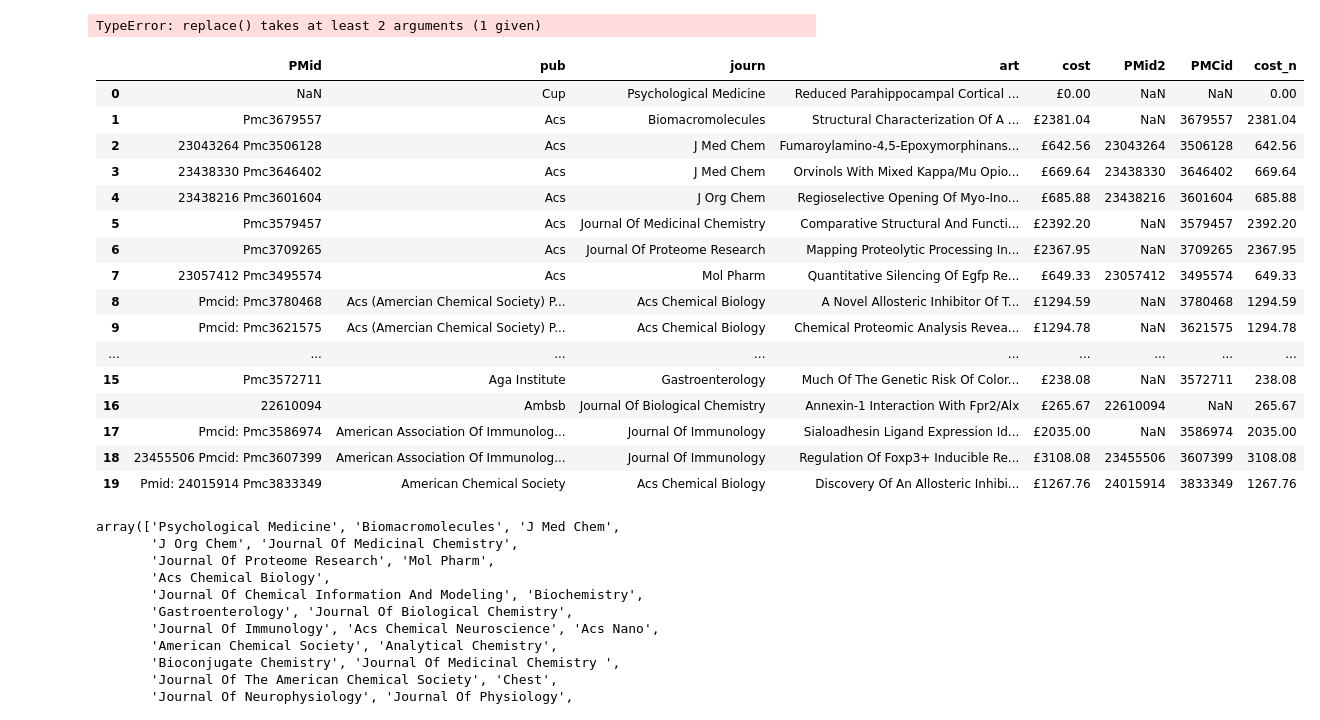
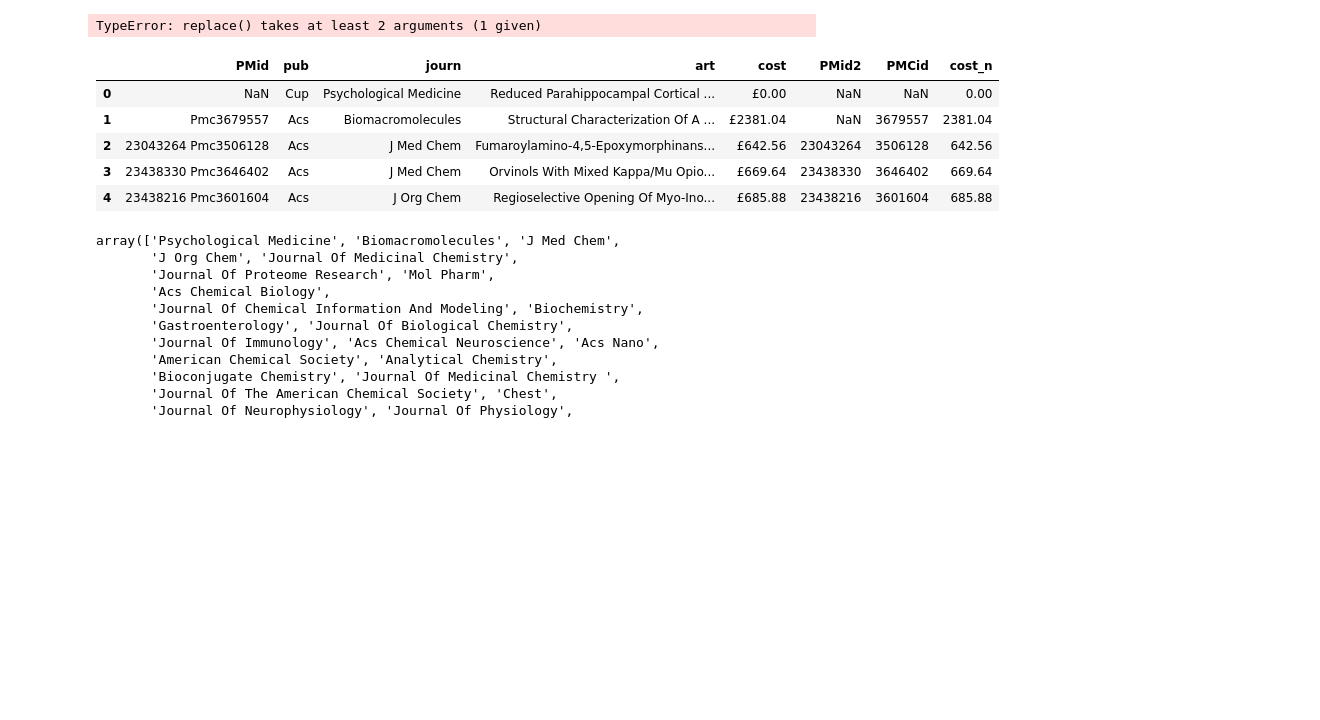
Before and after one commit to chrisoyer/thinkful_notes, a Jupyter notebook: drills/12.6 Data cleaning drill.ipynb, the cells around one changed output. Cells and saved outputs as stored; diff of their text form; code cells hidden in the pictures; blank space fills up the shorter version.

```diff
--- a/drills/12.6 Data cleaning drill.ipynb
+++ b/drills/12.6 Data cleaning drill.ipynb
@@ -92,25 +92,14 @@ data_df.pub = data_df.pub.str.title()
 data_df.art = data_df.art.str.title()
 data_df.cost = data_df.cost.str.title()
 # %%
-data_df.head(20)
+data_df.head()
 # %% [output]
 |  | PMid | pub | journ | art | cost | PMid2 | PMCid | cost_n |
 | 0 | NaN | Cup | Psychological Medicine | Reduced Parahippocampal Cortical ... | £0.00 | NaN | NaN | 0.00 |
 | 1 | Pmc3679557 | Acs | Biomacromolecules | Structural Characterization Of A ... | £2381.04 | NaN | 3679557 | 2381.04 |
 | 2 | 23043264 Pmc3506128 | Acs | J Med Chem | Fumaroylamino-4,5-Epoxymorphinans... | £642.56 | 23043264 | 3506128 | 642.56 |
 | 3 | 23438330 Pmc3646402 | Acs | J Med Chem | Orvinols With Mixed Kappa/Mu Opio... | £669.64 | 23438330 | 3646402 | 669.64 |
 | 4 | 23438216 Pmc3601604 | Acs | J Org Chem | Regioselective Opening Of Myo-Ino... | £685.88 | 23438216 | 3601604 | 685.88 |
-| 5 | Pmc3579457 | Acs | Journal Of Medicinal Chemistry | Comparative Structural And Functi... | £2392.20 | NaN | 3579457 | 2392.20 |
-| 6 | Pmc3709265 | Acs | Journal Of Proteome Research | Mapping Proteolytic Processing In... | £2367.95 | NaN | 3709265 | 2367.95 |
-| 7 | 23057412 Pmc3495574 | Acs | Mol Pharm | Quantitative Silencing Of Egfp Re... | £649.33 | 23057412 | 3495574 | 649.33 |
-| 8 | Pmcid: Pmc3780468 | Acs (Amercian Chemical Society) P... | Acs Chemical Biology | A Novel Allosteric Inhibitor Of T... | £1294.59 | NaN | 3780468 | 1294.59 |
-| 9 | Pmcid: Pmc3621575 | Acs (Amercian Chemical Society) P... | Acs Chemical Biology | Chemical Proteomic Analysis Revea... | £1294.78 | NaN | 3621575 | 1294.78 |
-| ... | ... | ... | ... | ... | ... | ... | ... | ... |
-| 15 | Pmc3572711 | Aga Institute | Gastroenterology | Much Of The Genetic Risk Of Color... | £238.08 | NaN | 3572711 | 238.08 |
-| 16 | 22610094 | Ambsb | Journal Of Biological Chemistry | Annexin-1 Interaction With Fpr2/Alx | £265.67 | 22610094 | NaN | 265.67 |
-| 17 | Pmcid: Pmc3586974 | American Association Of Immunolog... | Journal Of Immunology | Sialoadhesin Ligand Expression Id... | £2035.00 | NaN | 3586974 | 2035.00 |
-| 18 | 23455506 Pmcid: Pmc3607399 | American Association Of Immunolog... | Journal Of Immunology | Regulation Of Foxp3+ Inducible Re... | £3108.08 | 23455506 | 3607399 | 3108.08 |
-| 19 | Pmid: 24015914 Pmc3833349 | American Chemical Society | Acs Chemical Biology | Discovery Of An Allosteric Inhibi... | £1267.76 | 24015914 | 3833349 | 1267.76 |
 # %%
 #check for near duplicate journal names
 data_df['journ'].unique()
```
Also changed, not shown: parts of 10 cells of this notebook.
